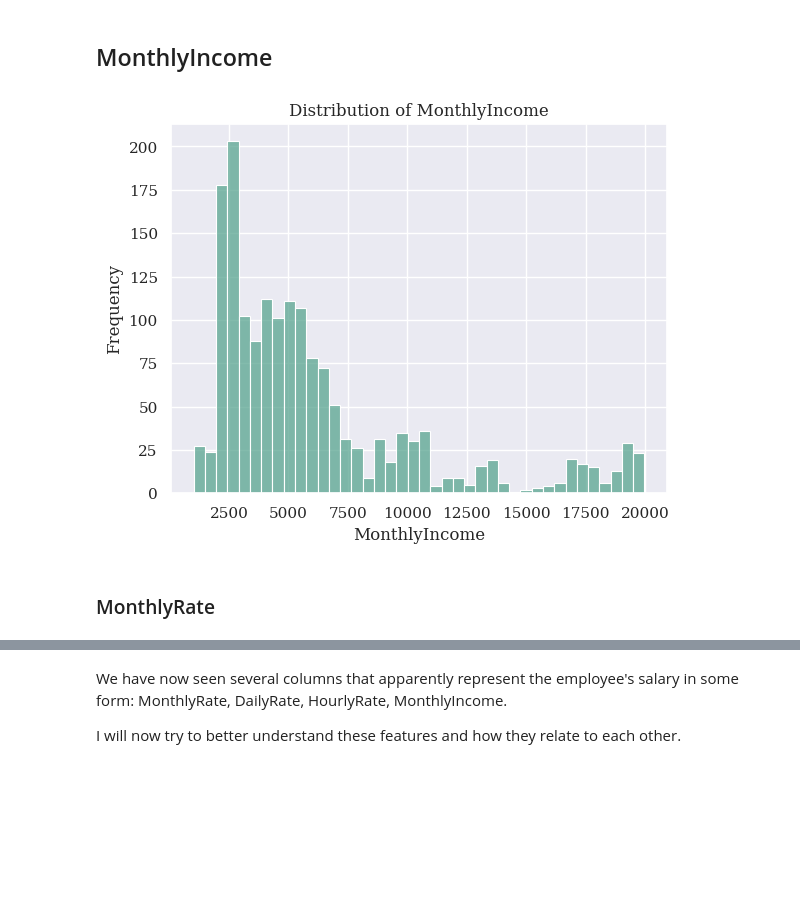
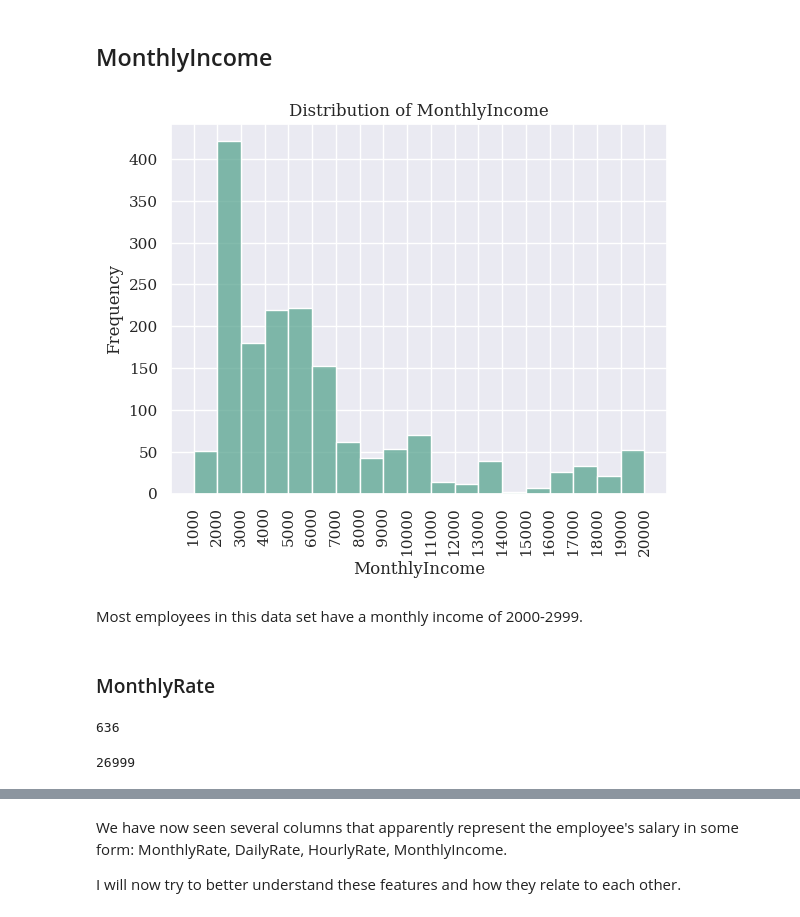
Before and after one commit to scheinmensch/Employee-Attrition, a Jupyter notebook: EDA.ipynb, the cells around one changed output, grey strips where cells are left out. Saved outputs shown, nothing was run; the diff lists cells and outputs as text; code cells hidden in the pictures; blank space fills up the shorter version.

Commit message:
worked on plots and added comments

```diff
--- a/EDA.ipynb
+++ b/EDA.ipynb
@@ -308,6 +339,8 @@ data['EmployeeCount'].unique()
 array([1])
 # %% [markdown]
 All oberservations have the same value in this column: 1. So this seems to be a redundant column.
+# %%
+data.drop(columns=['EmployeeCount'], inplace=True)
 # %% [markdown]
 ### EnvironmentSatisfaction
 # %%
@@ -466,15 +509,27 @@ plt.show()
 # %% [markdown]
 ## MonthlyIncome
 # %%
-sns.histplot(data['MonthlyIncome'], bins=int(math.sqrt(len(data['MonthlyIncome']))), kde=False, color='#59a590', edgecolor='white')
+sns.histplot(data['MonthlyIncome'], bins=range(1000,21000,1000), kde=False, color='#59a590', edgecolor='white')
 
+x_ticks = np.arange(1000,21000,1000).tolist()
+plt.xticks(x_ticks, rotation=90)
 plt.title('Distribution of MonthlyIncome')
 plt.xlabel('MonthlyIncome')
 plt.ylabel('Frequency')
 
 plt.show()
 # %% [output]
-[figure, old version]
+[figure, new version]
+# %% [markdown]
+Most employees in this data set have a monthly income of 2000-2999.
 # %% [markdown]
 ### MonthlyRate
+# %%
+data['MonthlyRate'].min()
+# %% [output]
+636
+# %%
+data['MonthlyRate'].max()
+# %% [output]
+26999
 # %%
```
Also changed, not shown: parts of 50 cells of this notebook.
